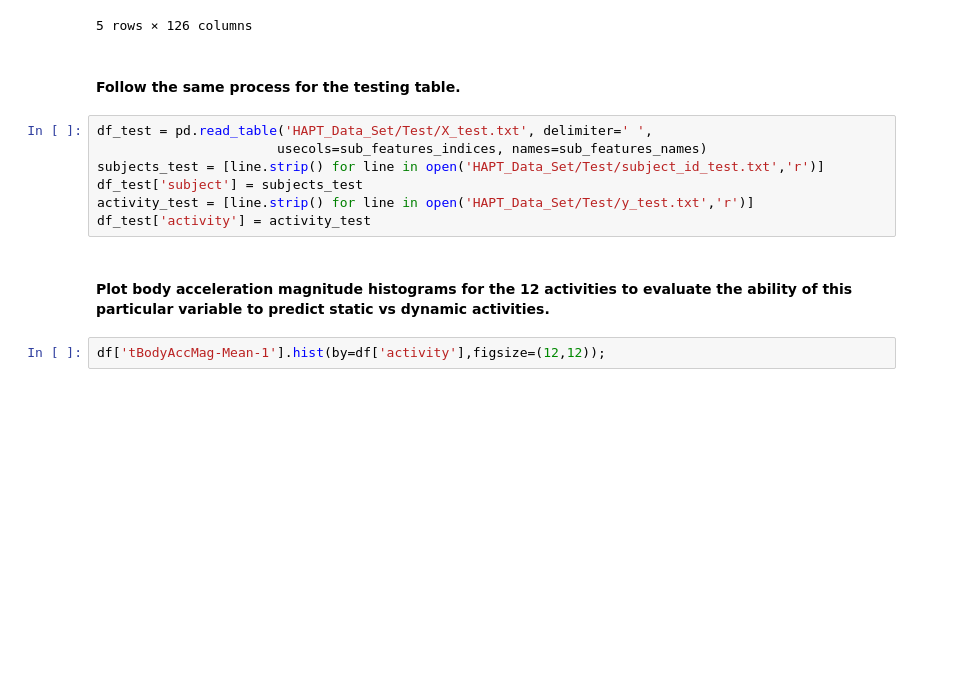
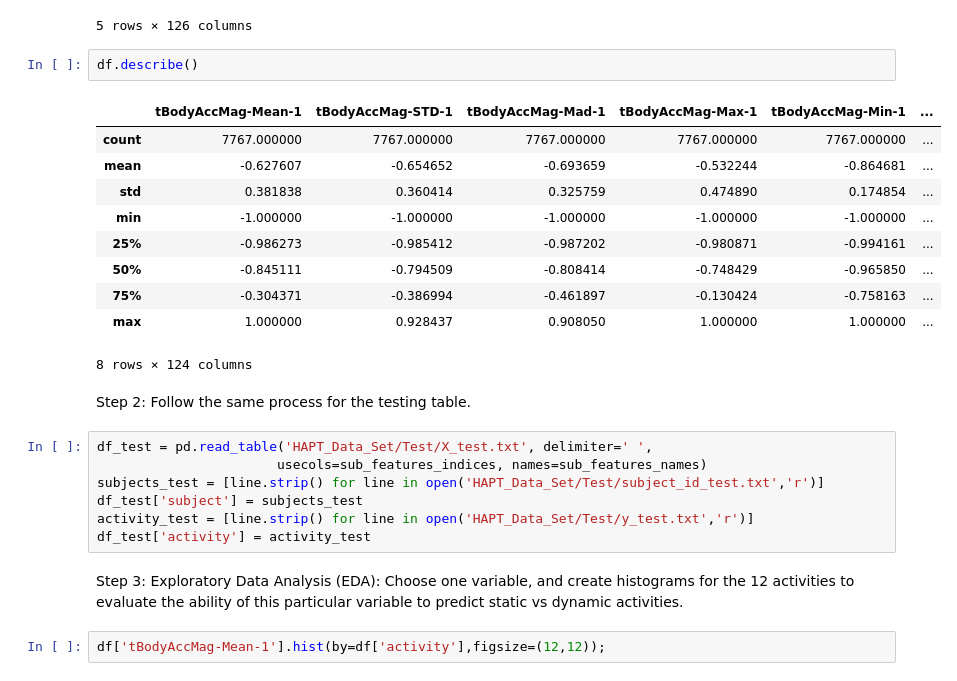
Before and after one commit to mshofmann/data_science, a Jupyter notebook: Activity_Prediction.ipynb, the cells around one changed output. Cells and saved outputs as stored; diff of their text form; blank space fills up the shorter version.

```diff
--- a/Activity_Prediction.ipynb
+++ b/Activity_Prediction.ipynb
@@ -33,8 +52,21 @@ df.head()
 | 3 | -0.989940 | -0.988966 | -0.989351 | -0.987446 | -0.997687 | ... |
 | 4 | -0.994669 | -0.992678 | -0.992968 | -0.991914 | -0.997687 | ... |
 5 rows × 126 columns
+# %%
+df.describe()
+# %% [output]
+|  | tBodyAccMag-Mean-1 | tBodyAccMag-STD-1 | tBodyAccMag-Mad-1 | tBodyAccMag-Max-1 | tBodyAccMag-Min-1 | ... |
+| count | 7767.000000 | 7767.000000 | 7767.000000 | 7767.000000 | 7767.000000 | ... |
+| mean | -0.627607 | -0.654652 | -0.693659 | -0.532244 | -0.864681 | ... |
+| std | 0.381838 | 0.360414 | 0.325759 | 0.474890 | 0.174854 | ... |
+| min | -1.000000 | -1.000000 | -1.000000 | -1.000000 | -1.000000 | ... |
+| 25% | -0.986273 | -0.985412 | -0.987202 | -0.980871 | -0.994161 | ... |
+| 50% | -0.845111 | -0.794509 | -0.808414 | -0.748429 | -0.965850 | ... |
+| 75% | -0.304371 | -0.386994 | -0.461897 | -0.130424 | -0.758163 | ... |
+| max | 1.000000 | 0.928437 | 0.908050 | 1.000000 | 1.000000 | ... |
+8 rows × 124 columns
 # %% [markdown]
-#### Follow the same process for the testing table.
+Step 2: Follow the same process for the testing table.
 # %%
 df_test = pd.read_table('HAPT_Data_Set/Test/X_test.txt', delimiter=' ',
                        usecols=sub_features_indices, names=sub_features_names)
@@ -43,7 +75,7 @@ df_test['subject'] = subjects_test
 activity_test = [line.strip() for line in open('HAPT_Data_Set/Test/y_test.txt','r')]
 df_test['activity'] = activity_test
 # %% [markdown]
-#### Plot body acceleration magnitude histograms for the 12 activities to evaluate the ability of this particular variable to predict static vs dynamic activities.
+Step 3: Exploratory Data Analysis (EDA): Choose one variable, and create histograms for the 12 activities to evaluate the ability of this particular variable to predict static vs dynamic activities.
 # %%
 df['tBodyAccMag-Mean-1'].hist(by=df['activity'],figsize=(12,12));
 # %% [output]
```
Also changed, not shown: parts of 21 cells of this notebook.
